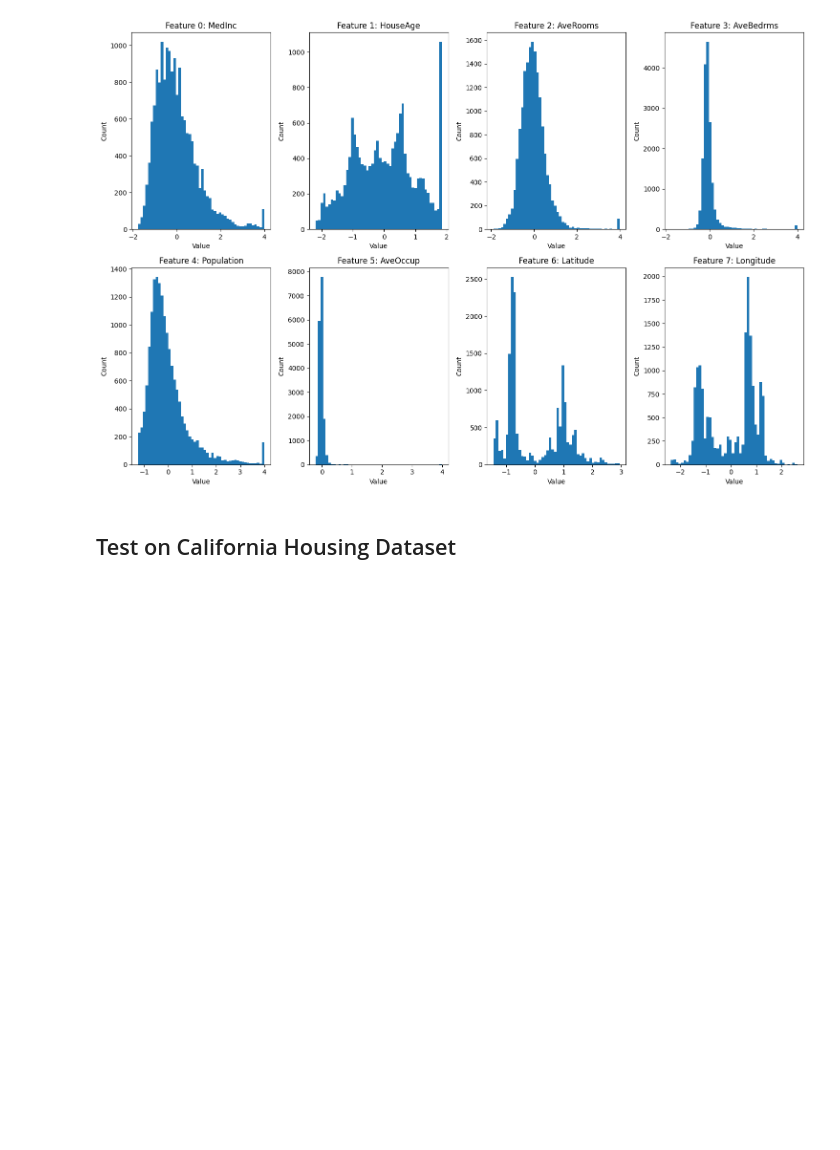
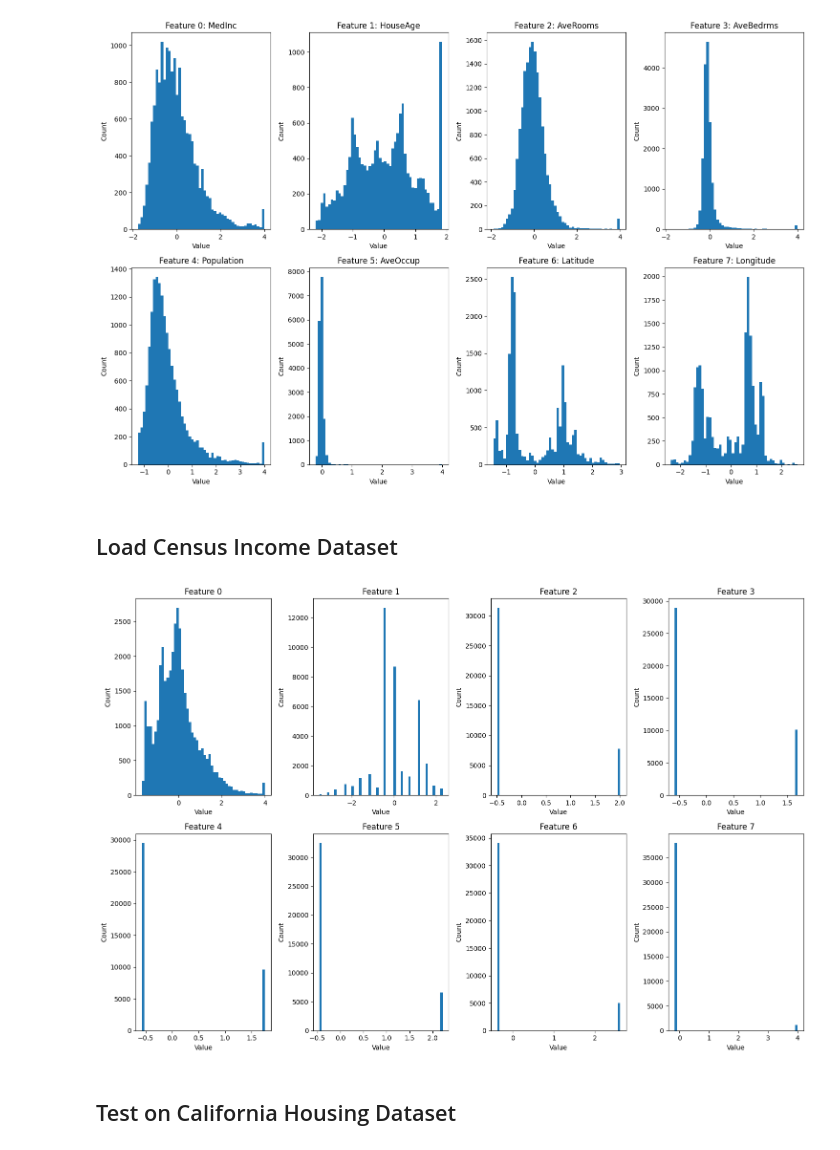
Before and after one commit to kschr40/FeatureCompression, a Jupyter notebook: notebooks/Quantization_Study.ipynb, the cells around one changed output. Cells and saved outputs as stored; diff of their text form; code cells hidden in the pictures; blank space fills up the shorter version.

```diff
--- a/Quantization_Study.ipynb
+++ b/notebooks/Quantization_Study.ipynb
@@ -55,6 +60,58 @@ plt.tight_layout()
 plt.show()
 # %% [output]
 [figure]
+# %% [markdown]
+## Load Census Income Dataset
+# %%
+# Load the Census Income dataset
+census = fetch_openml(name='adult', version=1, as_frame=True)
+X_census, y_census = census.data, census.target
+
+# Convert categorical variables to numeric using one-hot encoding
+X_census_encoded = pd.get_dummies(X_census)
+
+# Split the data into training and testing sets
+X_train_census, X_test_census, y_train_census, y_test_census = train_test_split(X_census_encoded, y_census, test_size=0.2, random_state=42)
+
+# Standardize the features
+scaler_census = StandardScaler()
+X_train_census = scaler_census.fit_transform(X_train_census)
+X_test_census = scaler_census.transform(X_test_census)
+
+# Convert labels to numeric
+from sklearn.preprocessing import LabelEncoder
+le = LabelEncoder()
+y_train_census = le.fit_transform(y_train_census)
+y_test_census = le.transform(y_test_census)
+
+# Convert the data to PyTorch tensors
+X_train_census_tensor = torch.tensor(X_train_census, dtype=torch.float32)
+y_train_census_tensor = torch.tensor(y_train_census, dtype=torch.float32).unsqueeze(1)
+X_test_census_tensor = torch.tensor(X_test_census, dtype=torch.float32)
+y_test_census_tensor = torch.tensor(y_test_census, dtype=torch.float32).unsqueeze(1)
+
+# Create TensorDatasets
+train_dataset_census = TensorDataset(X_train_census_tensor, y_train_census_tensor)
+test_dataset_census = TensorDataset(X_test_census_tensor, y_test_census_tensor)
+
+# Create DataLoaders
+train_loader_census = DataLoader(train_dataset_census, batch_size=64, shuffle=True)
+test_loader_census = DataLoader(test_dataset_census, batch_size=64, shuffle=False)
+
+# Plot histograms for all features in X_train_census
+plt.figure(figsize=(15, 10))
+num_features = X_train_census.shape[1]
+num_plots = min(8, num_features)  # Show first 8 features if there are more
+for i in range(num_plots):
+    plt.subplot(2, 4, i+1)
+    plt.hist(np.clip(X_train_census[:, i], -4, 4), bins=50)
+    plt.title(f'Feature {i}')
+    plt.xlabel('Value')
+    plt.ylabel('Count')
+plt.tight_layout()
+plt.show()
+# %% [output]
+[figure, added]
 # %% [markdown]
 ## Test on California Housing Dataset
 # %% [markdown]
```
Also changed, not shown: parts of 32 cells of this notebook, 21 other files.
